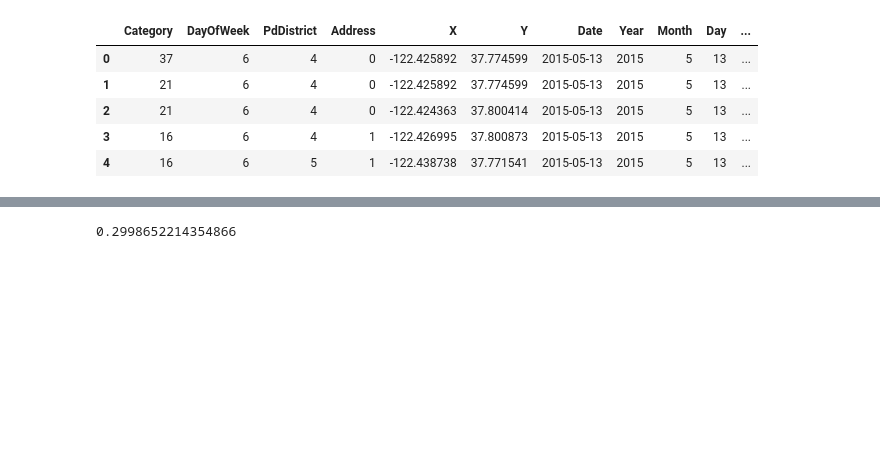
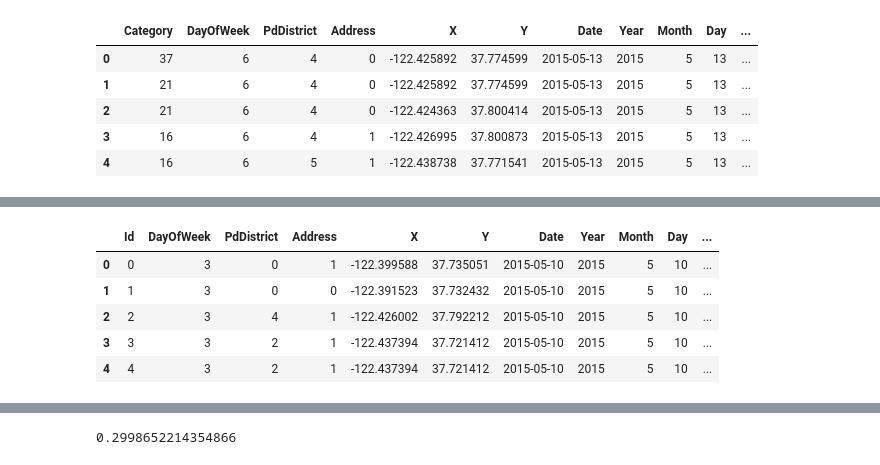
Before and after one commit to Yukari1219/kaggle, a Jupyter notebook: Crime Classification/sf_crime2.ipynb, the cells around one changed output, grey strips where cells are left out. Cells and saved outputs as stored; diff of their text form; code cells hidden in the pictures; blank space fills up the shorter version.

```diff
--- a/Crime Classification/sf_crime2.ipynb
+++ b/Crime Classification/sf_crime2.ipynb
@@ -54,20 +63,29 @@ train1.head()
 # %%
 Dt = pd.to_datetime(test['Dates'])
 test['Date'] = Dt.dt.date
 test['Year'] = Dt.dt.year
 test['Month'] = Dt.dt.month
 test['Day'] = Dt.dt.day
 test['Hour'] = Dt.dt.hour
 test.drop(["Dates"], axis = 1, inplace = True)
 
 le = LabelEncoder()
 test['DayOfWeek'] = le.fit_transform(test['DayOfWeek'])
 
-count_encoding = test['PdDistrict'].value_counts().to_dict()
-test['PdDistrict'] = test['PdDistrict'].map(count_encoding)
+# count_encoding = test['PdDistrict'].value_counts().to_dict()
+# test['PdDistrict'] = test['PdDistrict'].map(count_encoding)
+test['PdDistrict'] = le.fit_transform(test['PdDistrict'])
 
 Ad_dict = {'.* / .*':0, '.*':1}
 test['Address'] = test['Address'].replace(Ad_dict,regex = True)
+test.head()
+# %% [output]
+|  | Id | DayOfWeek | PdDistrict | Address | X | Y | Date | Year | Month | Day | ... |
+| 0 | 0 | 3 | 0 | 1 | -122.399588 | 37.735051 | 2015-05-10 | 2015 | 5 | 10 | ... |
+| 1 | 1 | 3 | 0 | 0 | -122.391523 | 37.732432 | 2015-05-10 | 2015 | 5 | 10 | ... |
+| 2 | 2 | 3 | 4 | 1 | -122.426002 | 37.792212 | 2015-05-10 | 2015 | 5 | 10 | ... |
+| 3 | 3 | 3 | 2 | 1 | -122.437394 | 37.721412 | 2015-05-10 | 2015 | 5 | 10 | ... |
+| 4 | 4 | 3 | 2 | 1 | -122.437394 | 37.721412 | 2015-05-10 | 2015 | 5 | 10 | ... |
 # %%
 cols = ['DayOfWeek', 'PdDistrict', 'Address', 'X', 'Y', 'Year', 'Month', 'Day', 'Hour']
 
```
Also changed, not shown: parts of 2 cells of this notebook, 3 other files.
